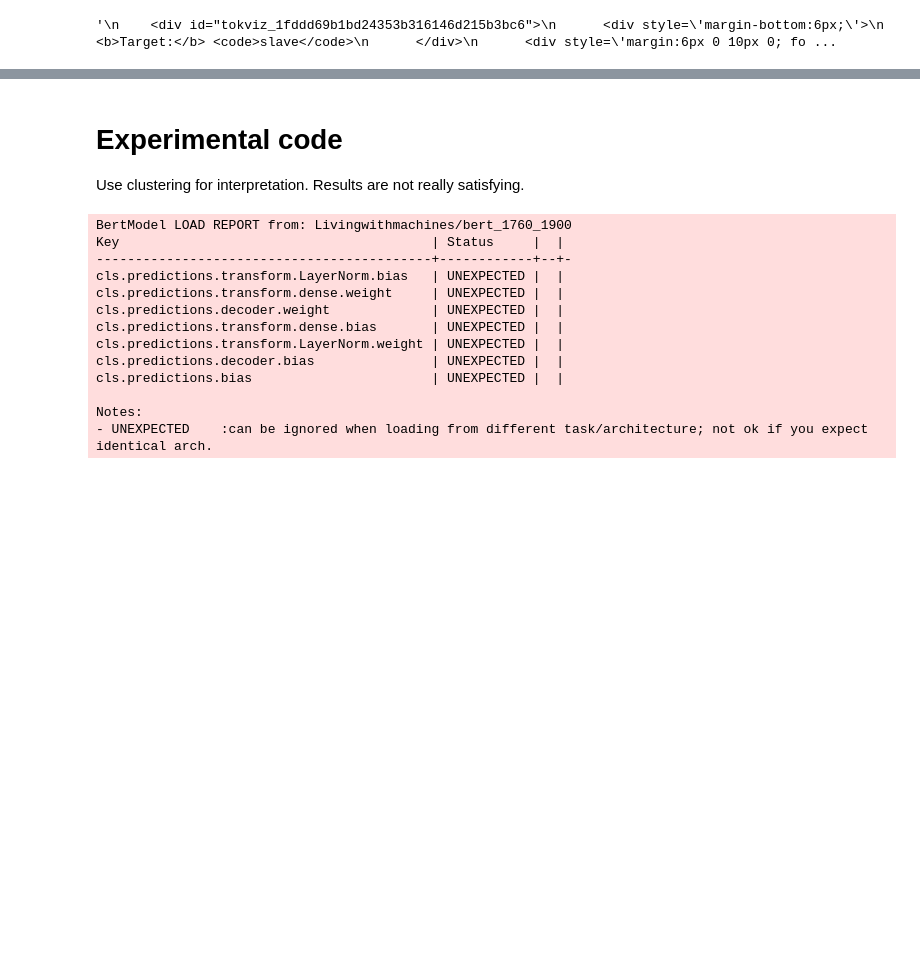
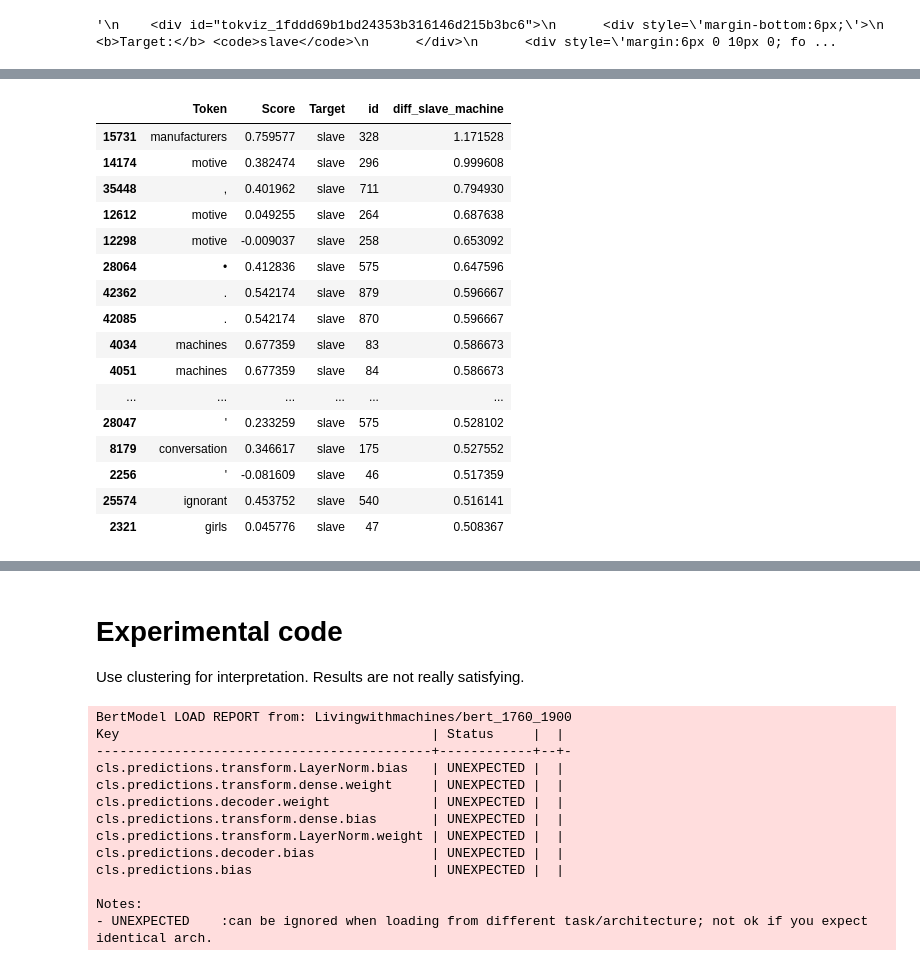
Before and after one commit to Text-Machine/mask-predict, a Jupyter notebook: example_analysis.ipynb, the cells around one changed output, grey strips where cells are left out. Drawn from its saved outputs; the diff is of its cells as text; code cells hidden in the pictures; blank space fills up the shorter version.

```diff
--- a/example_analysis.ipynb
+++ b/example_analysis.ipynb
@@ -174,3 +174,6 @@ highlight_context_tokens(explainer, sentence, target="slave", word_agg="max")
 # %% [output]
 [interactive output not drawn]
 '\n    <div id="tokviz_1fddd69b1bd24353b316146d215b3bc6">\n      <div style=\'margin-bottom:6px;\'>\n        <b>Target:</b> <code>slave</code>\n      </div>\n      <div style=\'margin:6px 0 10px 0; fo ...
+# %%
+df_slave = results_df[results_df['Target'] == 'slave'].reset_index(drop=True)
+df_machine = results_df[results_df['Target'] == 'machine'].reset_index(drop=True)
@@ -176,0 +196,22 @@ highlight_context_tokens(explainer, sentence, target="slave", word_agg="max")
+# %%
+# individual instances where the difference is highest
+df_slave['diff_slave_machine'] = df_slave["Score"].sub(df_machine["Score"], fill_value=0)
+df_slave.sort_values(by = 'diff_slave_machine',ascending=False).head(20)
+# %% [output]
+|  | Token | Score | Target | id | diff_slave_machine |
+| 15731 | manufacturers | 0.759577 | slave | 328 | 1.171528 |
+| 14174 | motive | 0.382474 | slave | 296 | 0.999608 |
+| 35448 | , | 0.401962 | slave | 711 | 0.794930 |
+| 12612 | motive | 0.049255 | slave | 264 | 0.687638 |
+| 12298 | motive | -0.009037 | slave | 258 | 0.653092 |
+| 28064 | • | 0.412836 | slave | 575 | 0.647596 |
+| 42362 | . | 0.542174 | slave | 879 | 0.596667 |
+| 42085 | . | 0.542174 | slave | 870 | 0.596667 |
+| 4034 | machines | 0.677359 | slave | 83 | 0.586673 |
+| 4051 | machines | 0.677359 | slave | 84 | 0.586673 |
+| ... | ... | ... | ... | ... | ... |
+| 28047 | ' | 0.233259 | slave | 575 | 0.528102 |
+| 8179 | conversation | 0.346617 | slave | 175 | 0.527552 |
+| 2256 | ' | -0.081609 | slave | 46 | 0.517359 |
+| 25574 | ignorant | 0.453752 | slave | 540 | 0.516141 |
+| 2321 | girls | 0.045776 | slave | 47 | 0.508367 |
```
Also changed, not shown: parts of 5 cells of this notebook, 1 other file.
